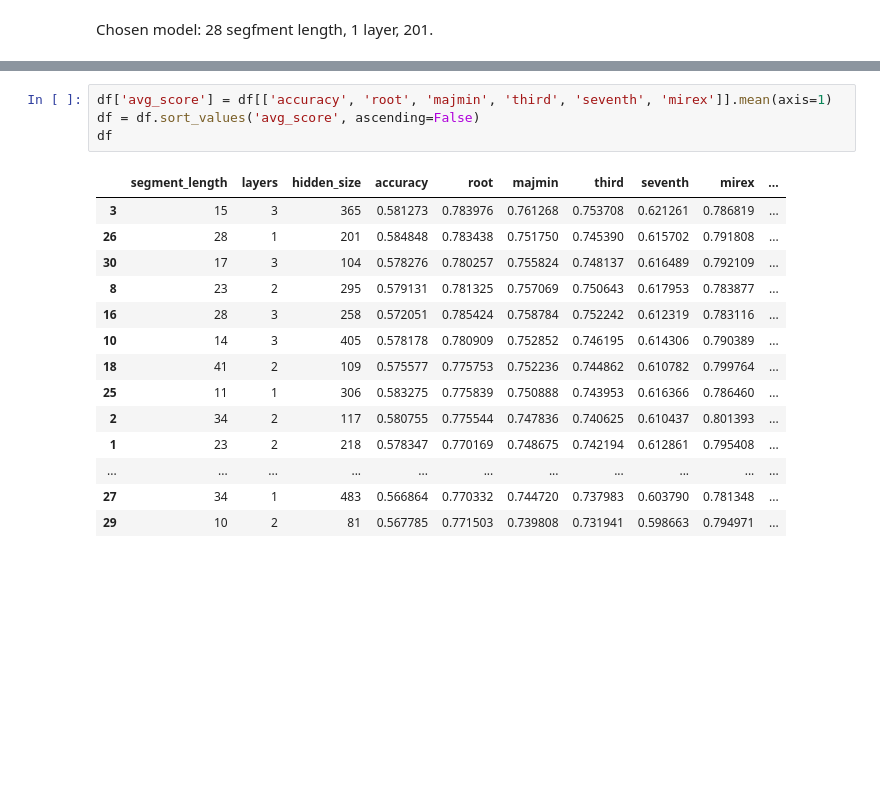
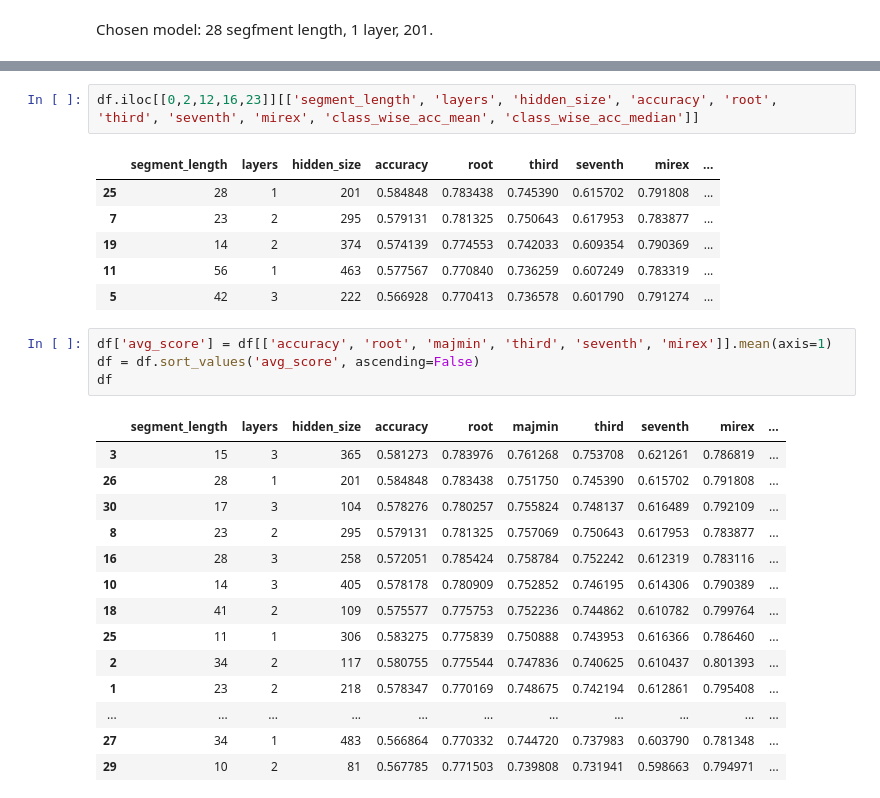
Before and after one commit to PierreRL/AutomaticChordRecognition, a Jupyter notebook: notebooks/hparam_search.ipynb, the cells around one changed output, grey strips where cells are left out. Saved outputs shown, nothing was run; the diff lists cells and outputs as text; blank space fills up the shorter version.

```diff
--- a/notebooks/hparam_search.ipynb
+++ b/notebooks/hparam_search.ipynb
@@ -135,3 +135,12 @@ df
+# %%
+df.iloc[[0,2,12,16,23]][['segment_length', 'layers', 'hidden_size', 'accuracy', 'root', 'third', 'seventh', 'mirex', 'class_wise_acc_mean', 'class_wise_acc_median']]
+# %% [output]
+|  | segment_length | layers | hidden_size | accuracy | root | third | seventh | mirex | ... |
+| 25 | 28 | 1 | 201 | 0.584848 | 0.783438 | 0.745390 | 0.615702 | 0.791808 | ... |
+| 7 | 23 | 2 | 295 | 0.579131 | 0.781325 | 0.750643 | 0.617953 | 0.783877 | ... |
+| 19 | 14 | 2 | 374 | 0.574139 | 0.774553 | 0.742033 | 0.609354 | 0.790369 | ... |
+| 11 | 56 | 1 | 463 | 0.577567 | 0.770840 | 0.736259 | 0.607249 | 0.783319 | ... |
+| 5 | 42 | 3 | 222 | 0.566928 | 0.770413 | 0.736578 | 0.601790 | 0.791274 | ... |
 # %%
 df['avg_score'] = df[['accuracy', 'root', 'majmin', 'third', 'seventh', 'mirex']].mean(axis=1)
 df = df.sort_values('avg_score', ascending=False)
```
Also changed, not shown: parts of 2 cells of this notebook, 4 other files.
